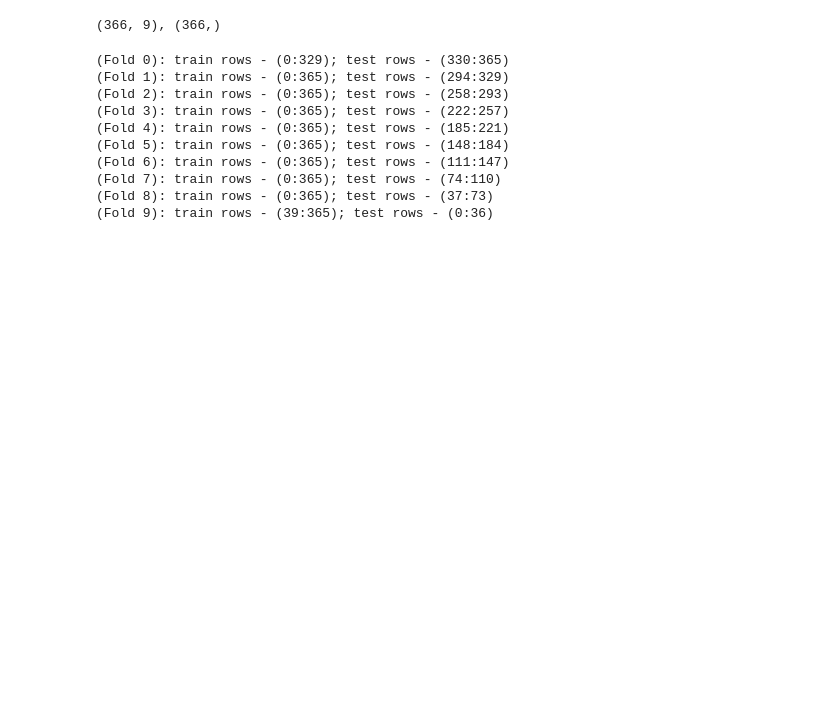
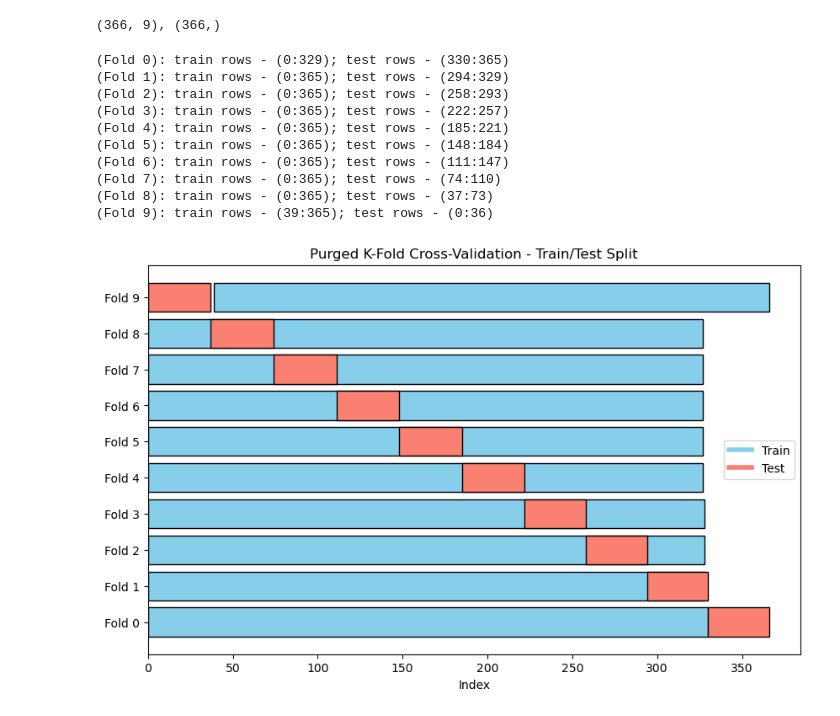
Before and after one commit to JMiklaszewski/FinMLResearch, a Jupyter notebook: Cross-Validation/cpcv - testing.ipynb, the cells around one changed output. Saved outputs shown, nothing was run; the diff lists cells and outputs as text; code cells hidden in the pictures; blank space fills up the shorter version.

Commit message:
Updating CPCV testing script

```diff
--- a/Cross-Validation/cpcv - testing.ipynb
+++ b/Cross-Validation/cpcv - testing.ipynb
@@ -55,3 +55,45 @@ for i, (train_idx, test_idx) in enumerate(cpcv.split(X, y, pred_times, eval_time
 (Fold 7): train rows - (0:365); test rows - (74:110)
 (Fold 8): train rows - (0:365); test rows - (37:73)
 (Fold 9): train rows - (39:365); test rows - (0:36)
+# %%
+import matplotlib.pyplot as plt
+# Cross-validation split indices
+folds = list(cpcv.split(X, y, pred_times, eval_times))
+
+# Initialize plot
+fig, ax = plt.subplots(figsize=(10, 6))
+
+# Colors for train and test indices
+train_color = 'skyblue'
+test_color = 'salmon'
+
+# Iterate over each fold
+for i, (train_idx, test_idx) in enumerate(folds):
+    # Create an array of zeros for this fold
+    fold_data = np.zeros(len(X), dtype=int)
+
+    # Mark training indices with 1
+    fold_data[train_idx] = 1
+
+    # Mark testing indices with 2
+    fold_data[test_idx] = 2
+
+    # Plot the fold as a stacked bar
+    ax.barh(i, len(train_idx), left=min(train_idx), color=train_color, edgecolor='black')
+    ax.barh(i, len(test_idx), left=min(test_idx), color=test_color, edgecolor='black')
+
+# Set labels and title
+ax.set_yticks(np.arange(len(folds)))
+ax.set_yticklabels([f'Fold {i}' for i in range(len(folds))])
+ax.set_xlabel('Index')
+ax.set_title('Purged K-Fold Cross-Validation - Train/Test Split')
+
+# Create legend
+train_patch = plt.Line2D([0], [0], color=train_color, lw=4, label='Train')
+test_patch = plt.Line2D([0], [0], color=test_color, lw=4, label='Test')
+ax.legend(handles=[train_patch, test_patch])
+
+# Show plot
+plt.show()
+# %% [output]
+[figure, added]
```
Also changed, not shown: parts of 1 cell of this notebook.
